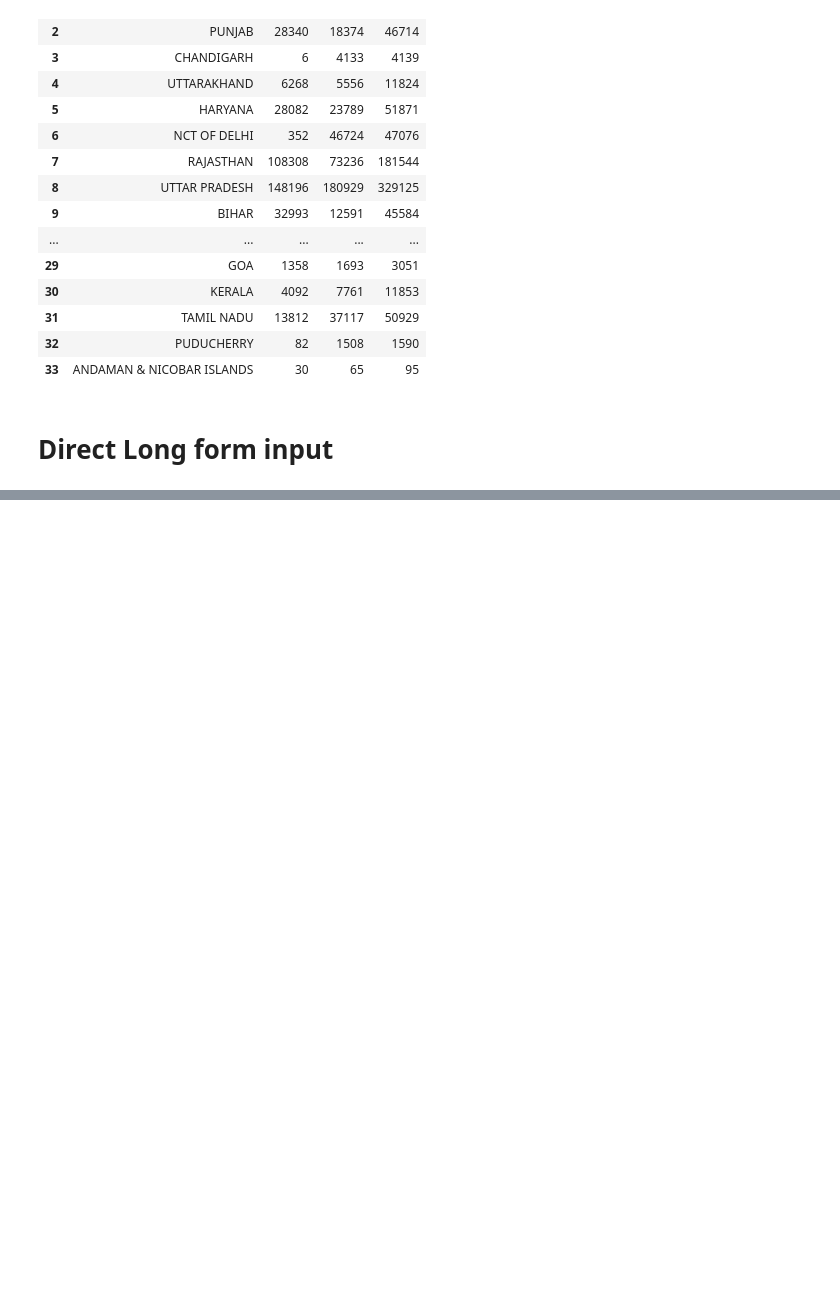
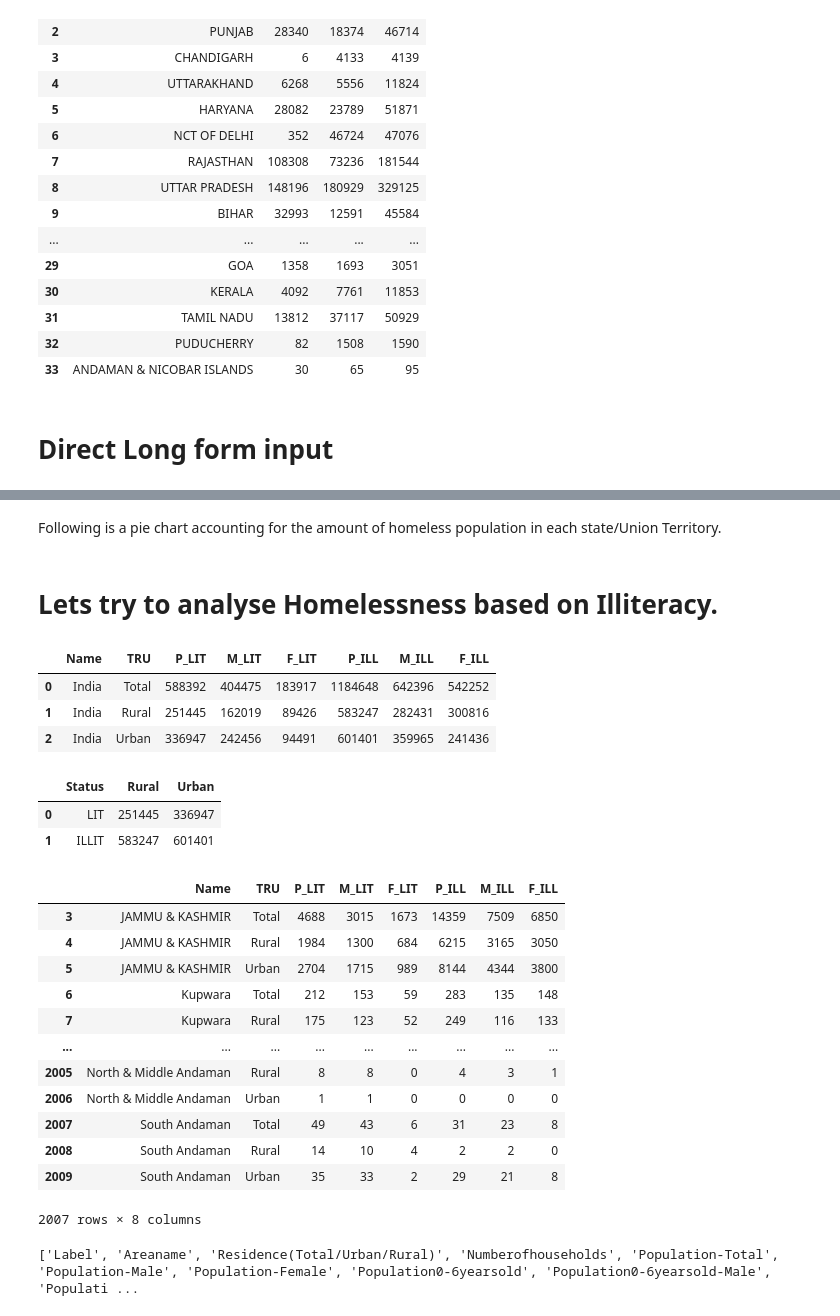
Before and after one commit to rushil00/Homelessness_Analysis, a Jupyter notebook: main.ipynb, the cells around one changed output, grey strips where cells are left out. Saved outputs shown, nothing was run; the diff lists cells and outputs as text; code cells hidden in the pictures; blank space fills up the shorter version.

```diff
--- a/main.ipynb
+++ b/main.ipynb
@@ -156,0 +187,2 @@ fig.show()
+# %% [markdown]
+Following is a pie chart accounting for the amount of homeless population in each state/Union Territory.
@@ -156,0 +194,12 @@ fig.show()
+# %% [markdown]
+# Lets try to analyse Homelessness based on Illiteracy.
+# %%
+#getting our relevant data frame ready!
+df3_ = pd.DataFrame(dataset[dataset['Name']=='India'] , columns=['Name','TRU' , 'P_LIT',"M_LIT","F_LIT","P_ILL","M_ILL","F_ILL"])
+df3_ = df3_.reset_index(drop=True)
+df3_
+# %% [output]
+|  | Name | TRU | P_LIT | M_LIT | F_LIT | P_ILL | M_ILL | F_ILL |
+| 0 | India | Total | 588392 | 404475 | 183917 | 1184648 | 642396 | 542252 |
+| 1 | India | Rural | 251445 | 162019 | 89426 | 583247 | 282431 | 300816 |
+| 2 | India | Urban | 336947 | 242456 | 94491 | 601401 | 359965 | 241436 |
@@ -156,0 +210,16 @@ fig.show()
+# %%
+Li = {'Status': ['LIT' , 'ILLIT'] , 'Rural': [] , 'Urban': []}
+
+Lit_R_P = int(df3_[(df3_['TRU'] == 'Rural')].P_LIT)
+Lit_U_P = int(df3_[(df3_['TRU'] == 'Urban')].P_LIT)
+iLit_U_P = int(df3_[(df3_['TRU'] == 'Urban')].P_ILL)
+iLit_R_P = int(df3_[(df3_['TRU'] == 'Rural')].P_ILL)
+Li['Rural'].append(Lit_R_P)
+Li['Urban'].append(Lit_U_P)
+Li['Rural'].append(iLit_R_P)
+Li['Urban'].append(iLit_U_P)
+pd.DataFrame(Li)
+# %% [output]
+|  | Status | Rural | Urban |
+| 0 | LIT | 251445 | 336947 |
+| 1 | ILLIT | 583247 | 601401 |
@@ -156,0 +237,24 @@ fig.show()
+# %%
+#getting our relevant data frame ready!
+df3 = pd.DataFrame(dataset[dataset['Name']!='India'] , columns=['Name','TRU' , 'P_LIT',"M_LIT","F_LIT","P_ILL","M_ILL","F_ILL"])
+df3
+# %% [output]
+|  | Name | TRU | P_LIT | M_LIT | F_LIT | P_ILL | M_ILL | F_ILL |
+| 3 | JAMMU & KASHMIR | Total | 4688 | 3015 | 1673 | 14359 | 7509 | 6850 |
+| 4 | JAMMU & KASHMIR | Rural | 1984 | 1300 | 684 | 6215 | 3165 | 3050 |
+| 5 | JAMMU & KASHMIR | Urban | 2704 | 1715 | 989 | 8144 | 4344 | 3800 |
+| 6 | Kupwara | Total | 212 | 153 | 59 | 283 | 135 | 148 |
+| 7 | Kupwara | Rural | 175 | 123 | 52 | 249 | 116 | 133 |
+| ... | ... | ... | ... | ... | ... | ... | ... | ... |
+| 2005 | North & Middle Andaman | Rural | 8 | 8 | 0 | 4 | 3 | 1 |
+| 2006 | North & Middle Andaman | Urban | 1 | 1 | 0 | 0 | 0 | 0 |
+| 2007 | South Andaman | Total | 49 | 43 | 6 | 31 | 23 | 8 |
+| 2008 | South Andaman | Rural | 14 | 10 | 4 | 2 | 2 | 0 |
+| 2009 | South Andaman | Urban | 35 | 33 | 2 | 29 | 21 | 8 |
+2007 rows × 8 columns
+# %%
+# importing a WebScrap python file of features from the soup file.
+from soup import __main__
+__main__()
+# %% [output]
+['Label', 'Areaname', 'Residence(Total/Urban/Rural)', 'Numberofhouseholds', 'Population-Total', 'Population-Male', 'Population-Female', 'Population0-6yearsold', 'Population0-6yearsold-Male', 'Populati ...
```
Also changed, not shown: parts of 10 cells of this notebook.
